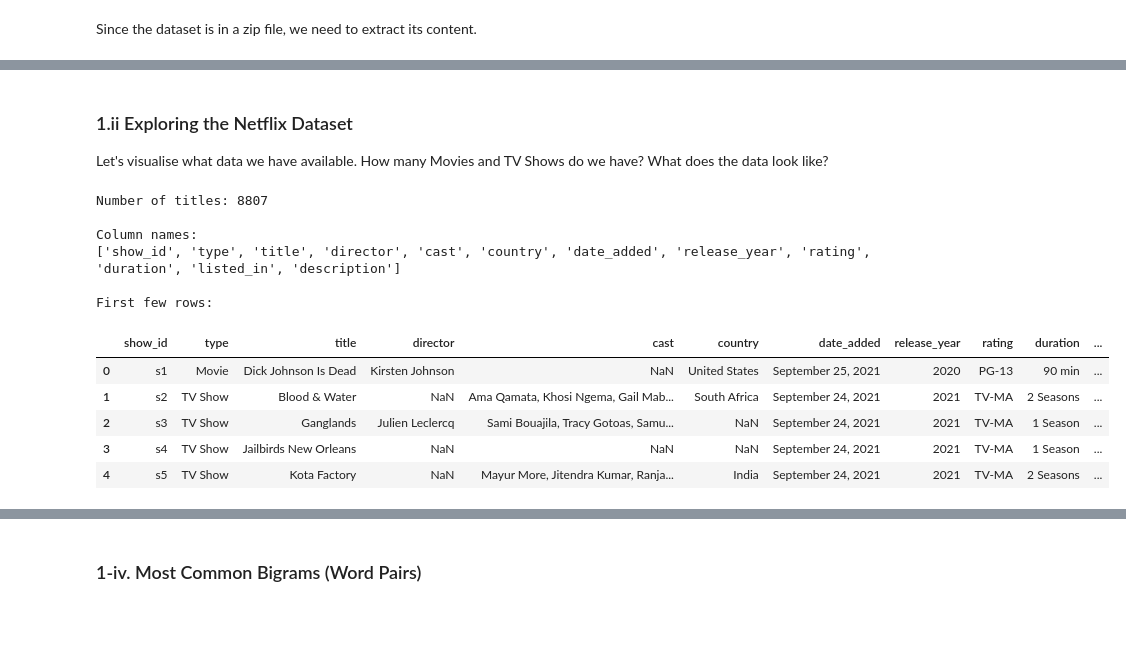
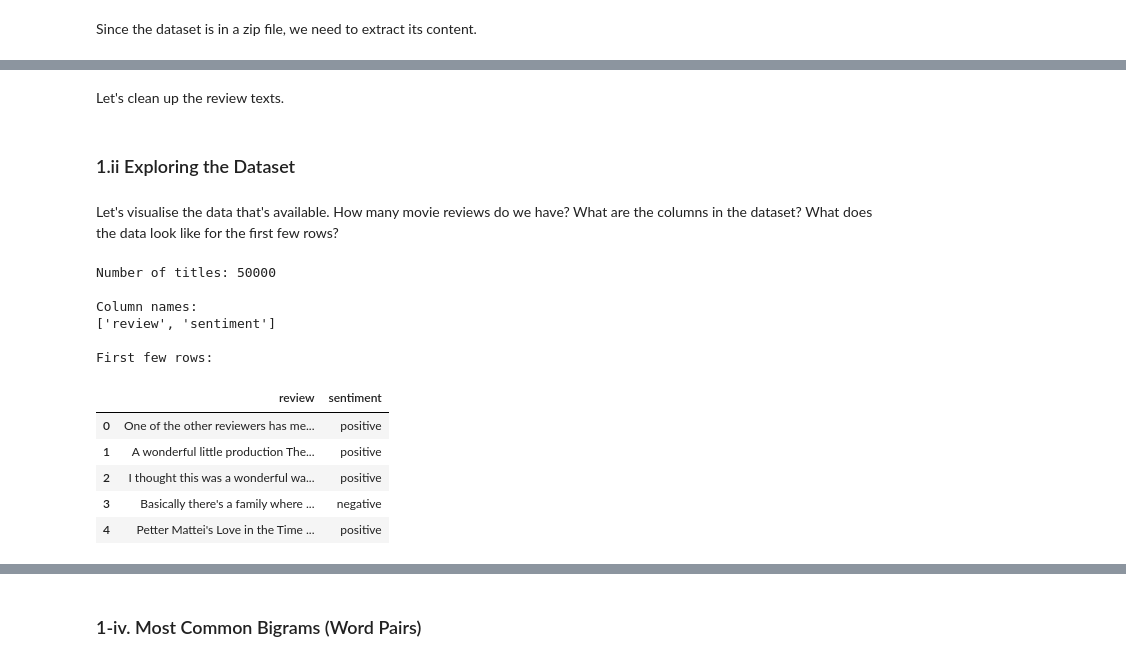
Before and after one commit to musicinformationretrieval/epsrc-ai-pipeline, a Jupyter notebook: 1_datasets.ipynb, the cells around one changed output, grey strips where cells are left out. Saved outputs shown, nothing was run; the diff lists cells and outputs as text; code cells hidden in the pictures; blank space fills up the shorter version.

```diff
--- a/1_datasets.ipynb
+++ b/1_datasets.ipynb
@@ -88,30 +78,48 @@ A useful library for working with `csv` files is `pandas`, which is usually refe
 # %%
 import pandas as pd
 
-netflix_titles = pd.read_csv("netflix-shows/netflix_titles.csv")
+imdb_dataset = pd.read_csv("imdb_dataset/IMDB Dataset.csv", encoding='utf-8')
+# %% [markdown]
+Let's clean up the review texts.
+# %%
+# Remove <br /> tags from reviews
+imdb_dataset['review'] = imdb_dataset['review'].str.replace('<br />', '', regex=False)
+
+# Remove non-printable characters from reviews
+imdb_dataset['review'] = imdb_dataset['review'].str.replace('[\x00-\x1f]', '', regex=True)
+
+# Remove selected punctuation/symbols from reviews
+chars_to_remove = [",", ".", "?", "!", '"', ";", ")", "(", "\t", "*", "-", "_", ":",
+                   "/", "\\", "|", "@", "#", "$", "%", "^", "&", "~", "`", "[", "]",
+                   "{", "}", "<", ">", "+", "="]
+for ch in chars_to_remove:
+    imdb_dataset['review'] = imdb_dataset['review'].str.replace(ch, " ", regex=False)
+
+# Replace multiple spaces with a single space
+imdb_dataset["review"] = imdb_dataset["review"].str.replace("  ", " ", regex=False)
 # %% [markdown]
-### 1.ii Exploring the Netflix Dataset
-
-Let's visualise what data we have available. How many Movies and TV Shows do we have? What does the data look like?
+### 1.ii Exploring the Dataset
+# %% [markdown]
+Let's visualise the data that's available. How many movie reviews do we have? What are the columns in the dataset? What does the data look like for the first few rows?
 # %%
 # Check the structure and columns
-print("Number of titles:", netflix_titles.shape[0])
+print("Number of titles:", imdb_dataset.shape[0])
 
 print("\nColumn names:")
-print(netflix_titles.columns.tolist())
+print(imdb_dataset.columns.tolist())
 
 print("\nFirst few rows:")
-netflix_titles.head()
+imdb_dataset.head()
 # %% [output]
-Number of titles: 8807
+Number of titles: 50000
 
 Column names:
-['show_id', 'type', 'title', 'director', 'cast', 'country', 'date_added', 'release_year', 'rating', 'duration', 'listed_in', 'description']
+['review', 'sentiment']
 
 First few rows:
-|  | show_id | type | title | director | cast | country | date_added | release_year | rating | duration | ... |
-| 0 | s1 | Movie | Dick Johnson Is Dead | Kirsten Johnson | NaN | United States | September 25, 2021 | 2020 | PG-13 | 90 min | ... |
-| 1 | s2 | TV Show | Blood & Water | NaN | Ama Qamata, Khosi Ngema, Gail Mab... | South Africa | September 24, 2021 | 2021 | TV-MA | 2 Seasons | ... |
-| 2 | s3 | TV Show | Ganglands | Julien Leclercq | Sami Bouajila, Tracy Gotoas, Samu... | NaN | September 24, 2021 | 2021 | TV-MA | 1 Season | ... |
-| 3 | s4 | TV Show | Jailbirds New Orleans | NaN | NaN | NaN | September 24, 2021 | 2021 | TV-MA | 1 Season | ... |
-| 4 | s5 | TV Show | Kota Factory | NaN | Mayur More, Jitendra Kumar, Ranja... | India | September 24, 2021 | 2021 | TV-MA | 2 Seasons | ... |
+|  | review | sentiment |
+| 0 | One of the other reviewers has me... | positive |
+| 1 | A wonderful little production The... | positive |
+| 2 | I thought this was a wonderful wa... | positive |
+| 3 | Basically there's a family where ... | negative |
+| 4 | Petter Mattei's Love in the Time ... | positive |
```
Also changed, not shown: parts of 151 cells of this notebook.
